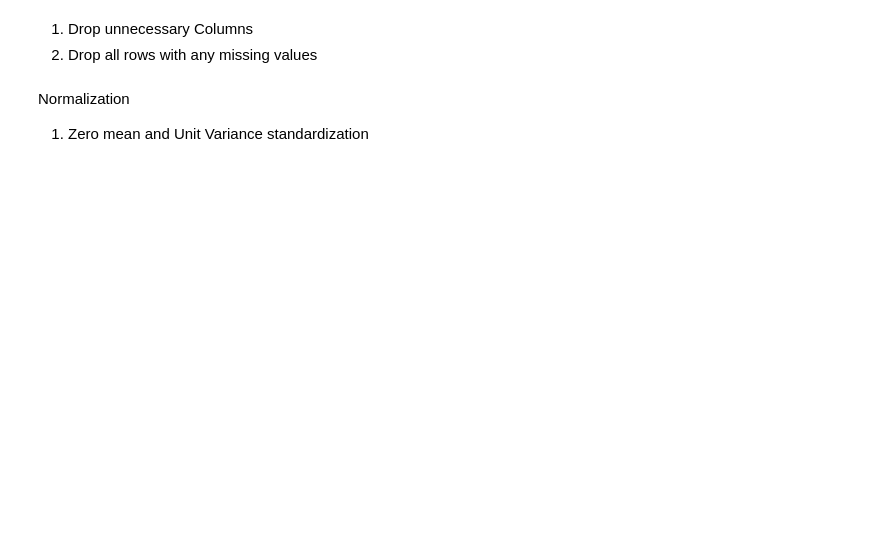
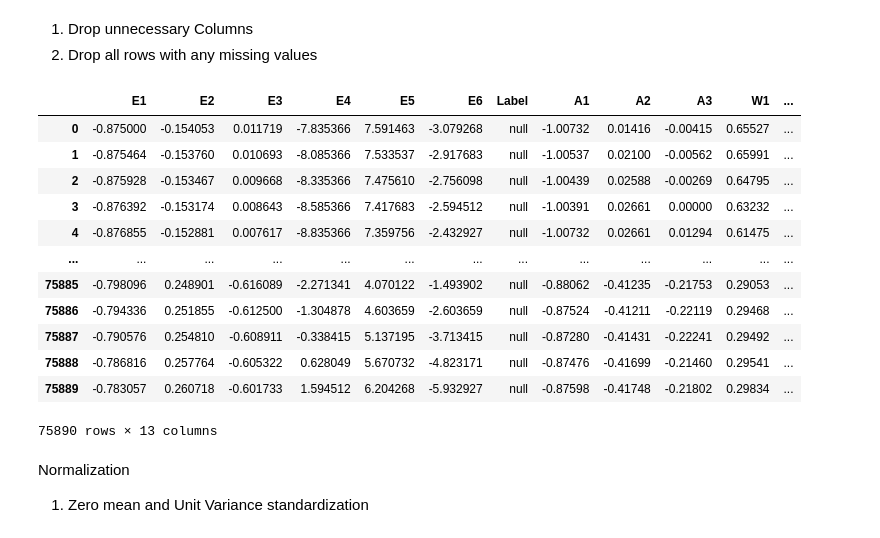
Before and after one commit to kaushik4444/Human-Activity-Recognition-using-Various-Machine-Learning-and-Deep-Learning-models, a Jupyter notebook: Jnotes/Pre-processing Final.ipynb, the cells around one changed output. Saved outputs shown, nothing was run; the diff lists cells and outputs as text; code cells hidden in the pictures; blank space fills up the shorter version.

```diff
--- a/Jnotes/Pre-processing Final.ipynb
+++ b/Jnotes/Pre-processing Final.ipynb
@@ -148,14 +205,28 @@ df_sub2.loc[pd.to_datetime('2021-04-14 19:37:18.000'):pd.to_datetime('2021-04-14
 # %%
 df_sub1 = df_sub1.drop(columns=['Device'])
 df_sub1.dropna(inplace=True)
 df_sub1.reset_index(drop=True, inplace=True)
 #df_sub1
 
 
 df_sub2 = df_sub2.drop(columns=['Device'])
 df_sub2.dropna(inplace=True)
 df_sub2.reset_index(drop=True, inplace=True)
-#df_sub2
+df_sub2
+# %% [output]
+|  | E1 | E2 | E3 | E4 | E5 | E6 | Label | A1 | A2 | A3 | W1 | ... |
+| 0 | -0.875000 | -0.154053 | 0.011719 | -7.835366 | 7.591463 | -3.079268 | null | -1.00732 | 0.01416 | -0.00415 | 0.65527 | ... |
+| 1 | -0.875464 | -0.153760 | 0.010693 | -8.085366 | 7.533537 | -2.917683 | null | -1.00537 | 0.02100 | -0.00562 | 0.65991 | ... |
+| 2 | -0.875928 | -0.153467 | 0.009668 | -8.335366 | 7.475610 | -2.756098 | null | -1.00439 | 0.02588 | -0.00269 | 0.64795 | ... |
+| 3 | -0.876392 | -0.153174 | 0.008643 | -8.585366 | 7.417683 | -2.594512 | null | -1.00391 | 0.02661 | 0.00000 | 0.63232 | ... |
+| 4 | -0.876855 | -0.152881 | 0.007617 | -8.835366 | 7.359756 | -2.432927 | null | -1.00732 | 0.02661 | 0.01294 | 0.61475 | ... |
+| ... | ... | ... | ... | ... | ... | ... | ... | ... | ... | ... | ... | ... |
+| 75885 | -0.798096 | 0.248901 | -0.616089 | -2.271341 | 4.070122 | -1.493902 | null | -0.88062 | -0.41235 | -0.21753 | 0.29053 | ... |
+| 75886 | -0.794336 | 0.251855 | -0.612500 | -1.304878 | 4.603659 | -2.603659 | null | -0.87524 | -0.41211 | -0.22119 | 0.29468 | ... |
+| 75887 | -0.790576 | 0.254810 | -0.608911 | -0.338415 | 5.137195 | -3.713415 | null | -0.87280 | -0.41431 | -0.22241 | 0.29492 | ... |
+| 75888 | -0.786816 | 0.257764 | -0.605322 | 0.628049 | 5.670732 | -4.823171 | null | -0.87476 | -0.41699 | -0.21460 | 0.29541 | ... |
+| 75889 | -0.783057 | 0.260718 | -0.601733 | 1.594512 | 6.204268 | -5.932927 | null | -0.87598 | -0.41748 | -0.21802 | 0.29834 | ... |
+75890 rows × 13 columns
 # %% [markdown]
 Normalization
 1. Zero mean and Unit Variance standardization
```
Also changed, not shown: parts of 6 cells of this notebook.
